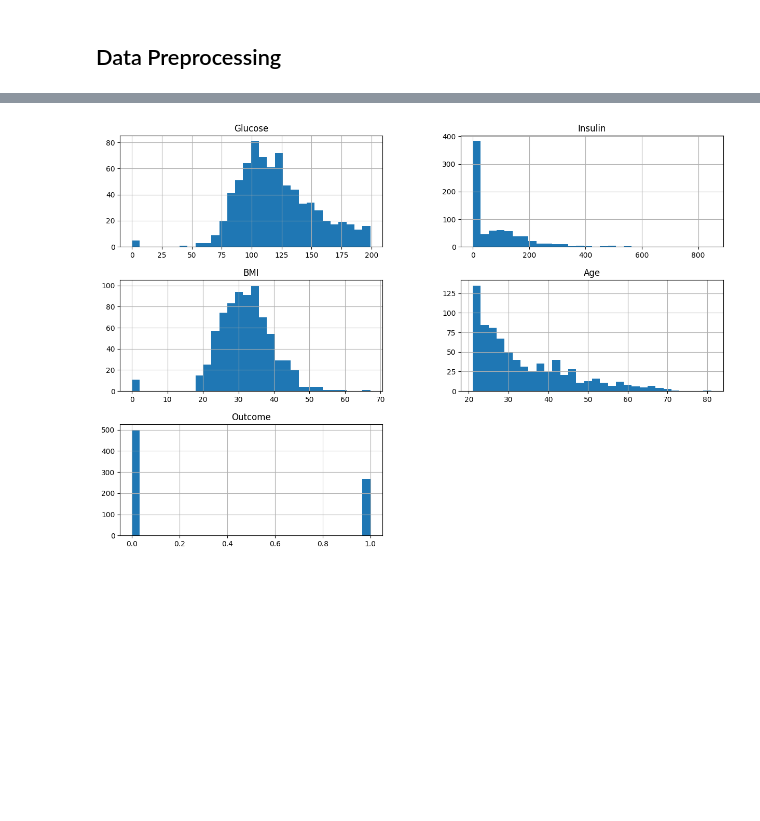
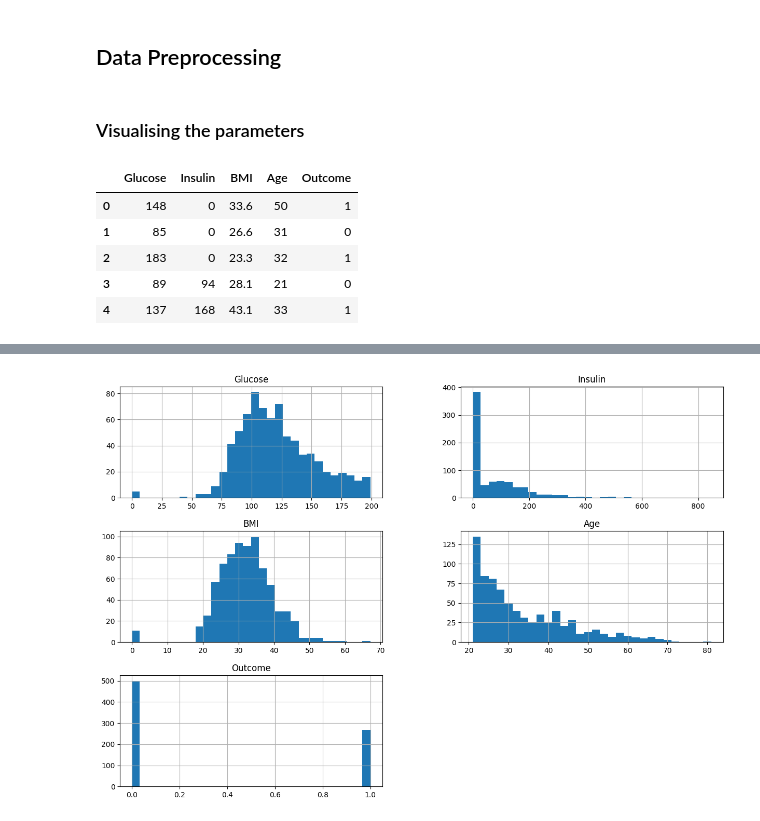
Before and after one commit to SaitejSamudrala/DiabetesPrediction, a Jupyter notebook: MLbackend/Assignment4.ipynb, the cells around one changed output, grey strips where cells are left out. Drawn from its saved outputs; the diff is of its cells as text; code cells hidden in the pictures; blank space fills up the shorter version.

```diff
--- a/MLbackend/Assignment4.ipynb
+++ b/MLbackend/Assignment4.ipynb
@@ -13,0 +17,11 @@ data = pd.read_csv('diabetes.csv')
+# %% [markdown]
+### Visualising the parameters
+# %%
+data.head()
+# %% [output]
+|  | Glucose | Insulin | BMI | Age | Outcome |
+| 0 | 148 | 0 | 33.6 | 50 | 1 |
+| 1 | 85 | 0 | 26.6 | 31 | 0 |
+| 2 | 183 | 0 | 23.3 | 32 | 1 |
+| 3 | 89 | 94 | 28.1 | 21 | 0 |
+| 4 | 137 | 168 | 43.1 | 33 | 1 |
```
Also changed, not shown: parts of 13 cells of this notebook, 1 other file.
